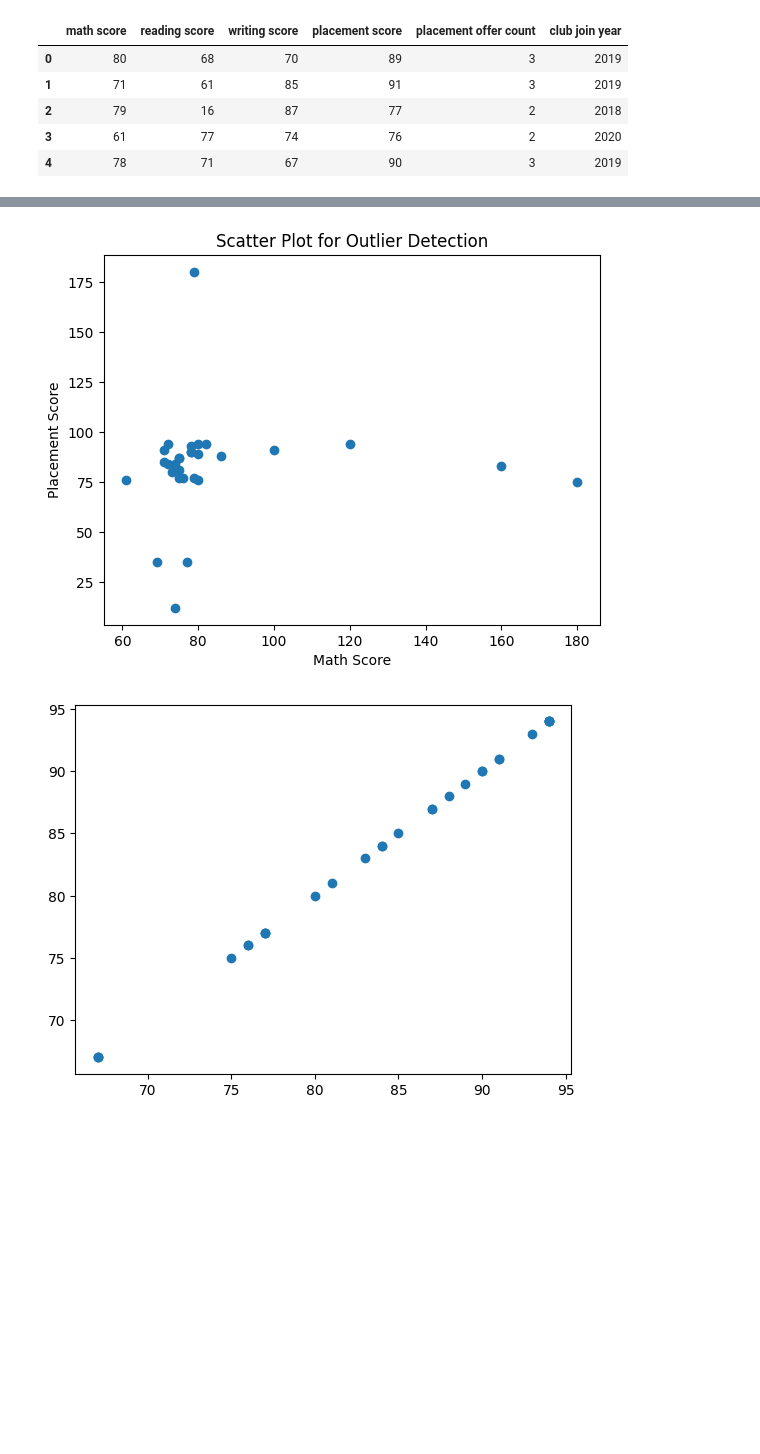
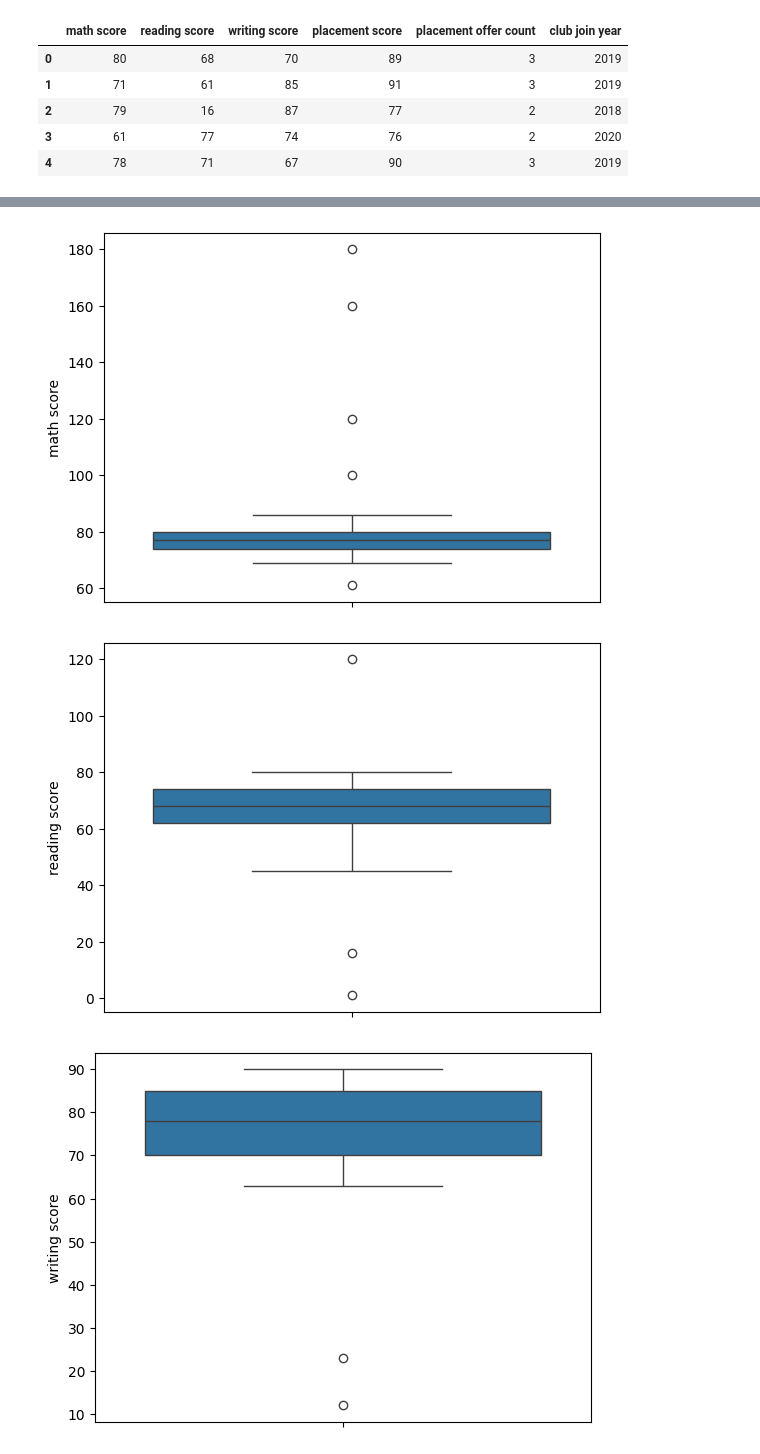
Before and after one commit to Shubham-tidke2005/dsbdal, a Jupyter notebook: 11_assig/1.ipynb, the cells around one changed output, grey strips where cells are left out. Saved outputs shown, nothing was run; the diff lists cells and outputs as text; code cells hidden in the pictures; blank space fills up the shorter version.

```diff
--- a/11_assig/1.ipynb
+++ b/11_assig/1.ipynb
@@ -30,8 +19,0 @@ plt.show()
-# %%
-plt.scatter(df["math score"], df["placement score"])
-plt.xlabel("Math Score")
-plt.ylabel("Placement Score")
-plt.title("Scatter Plot for Outlier Detection")
-plt.show()
-# %% [output]
-[figure, removed]
@@ -41,8 +20,8 @@ upper = df["placement score"].quantile(0.90)
-# %%
-df["placement score"] = np.where(df["placement score"] < lower, lower, df["placement score"])
-df["placement score"] = np.where(df["placement score"] > upper, upper, df["placement score"])
-# %%
-plt.scatter(df["placement score"],df["placement score"])
-plt.show()
-# %% [output]
-[figure, removed]
+# %%
+for i in df.columns:
+    sns.boxplot(data=df[i])
+    plt.show()
+# %% [output]
+[figure, added]
+[figure, added]
+[figure, added]
```
Also changed, not shown: parts of 6 cells of this notebook, 11 other files.
